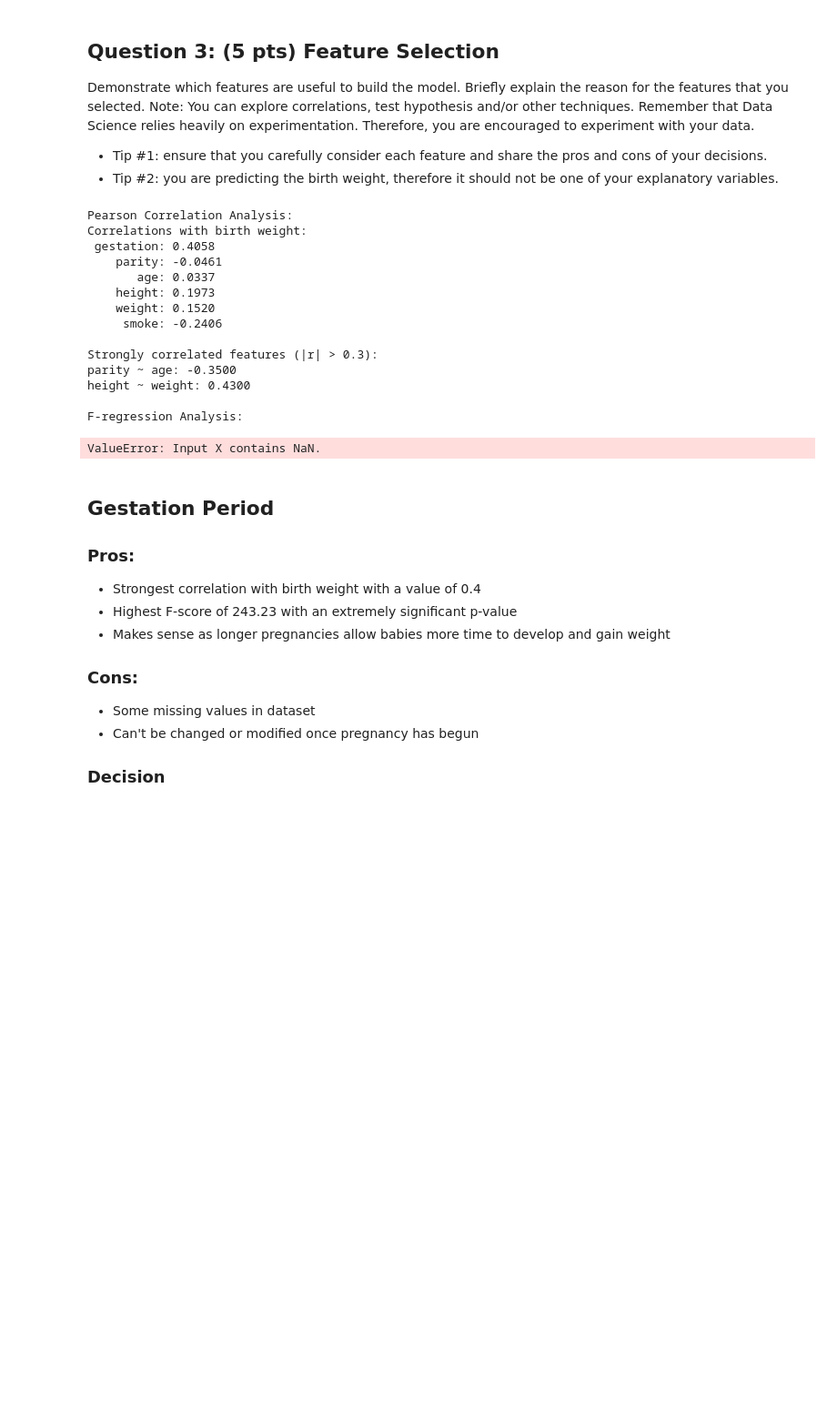
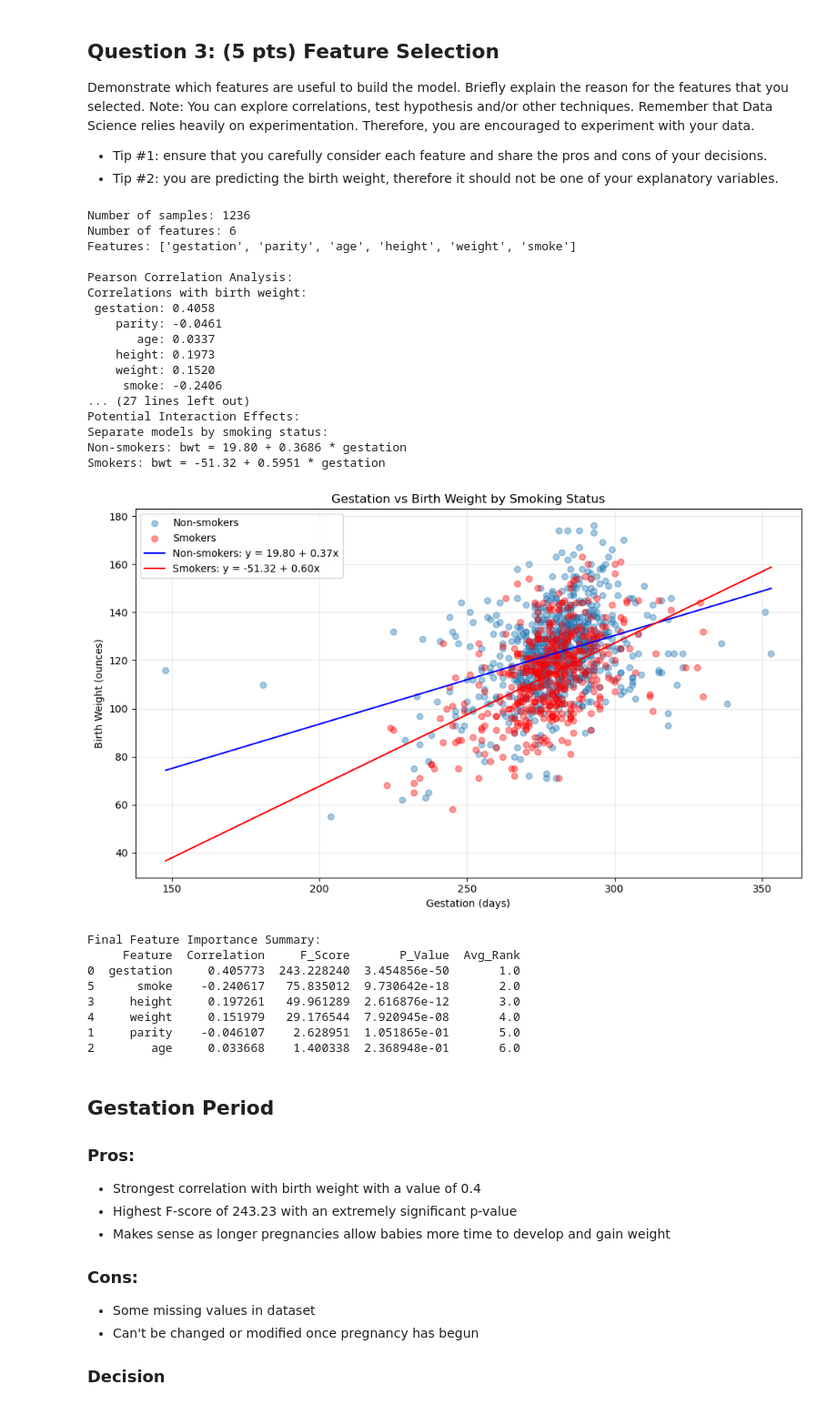
Before and after one commit to DavidYu75/ds3000-assignments, a Jupyter notebook: DS3000.A10.David.Yu.ipynb, the cells around one changed output. Shown at 91% size. Cells and saved outputs as stored; diff of their text form; code cells hidden in the pictures; blank space fills up the shorter version.

```diff
--- a/DS3000.A10.David.Yu.ipynb
+++ b/DS3000.A10.David.Yu.ipynb
@@ -149,6 +149,14 @@ Demonstrate which features are useful to build the model. Briefly explain the re
 - Tip #1: ensure that you carefully consider each feature and share the pros and cons of your decisions.
 - Tip #2: you are predicting the birth weight, therefore it should not be one of your explanatory variables.
 # %%
+X = df_clean.drop(['bwt', 'case'], axis=1)  # Remove target and ID
+y = df_clean['bwt']
+features = X.columns.tolist()
+
+print("Number of samples:", len(df_clean))
+print("Number of features:", len(features))
+print("Features:", features)
+
 # Correlation Analysis
 print("\nPearson Correlation Analysis: ")
 correlations = df_clean.drop('case', axis=1).corr()['bwt'].drop('bwt')
@@ -262,40 +270,51 @@ plt.legend()
 plt.grid(True, alpha=0.3)
 plt.tight_layout()
 plt.show()
 
 
 print("\nFinal Feature Importance Summary: ")
 
 summary = pd.DataFrame({
     'Feature': features,
     'Correlation': [correlations[f] for f in features],
     'Abs_Correlation': [abs(correlations[f]) for f in features],
     'F_Score': [f_scores[f] for f in features],
     'P_Value': [p_values[f] for f in features]
 })
 
 summary['Corr_Rank'] = summary['Abs_Correlation'].rank(ascending=False)
 summary['F_Rank'] = summary['F_Score'].rank(ascending=False)
 summary['Avg_Rank'] = (summary['Corr_Rank'] + summary['F_Rank']) / 2
 summary = summary.sort_values('Avg_Rank')
 
 print(summary[['Feature', 'Correlation', 'F_Score', 'P_Value', 'Avg_Rank']])
 # %% [output]
+Number of samples: 1236
+Number of features: 6
+Features: ['gestation', 'parity', 'age', 'height', 'weight', 'smoke']
+
 Pearson Correlation Analysis:
 Correlations with birth weight:
  gestation: 0.4058
     parity: -0.0461
        age: 0.0337
     height: 0.1973
     weight: 0.1520
      smoke: -0.2406
-
-Strongly correlated features (|r| > 0.3):
-parity ~ age: -0.3500
-height ~ weight: 0.4300
-
-F-regression Analysis:
+... (27 lines left out)
+Potential Interaction Effects:
+Separate models by smoking status:
+Non-smokers: bwt = 19.80 + 0.3686 * gestation
+Smokers: bwt = -51.32 + 0.5951 * gestation
+[figure, added]
-ValueError: Input X contains NaN.
+Final Feature Importance Summary:
+     Feature  Correlation     F_Score       P_Value  Avg_Rank
+0  gestation     0.405773  243.228240  3.454856e-50       1.0
+5      smoke    -0.240617   75.835012  9.730642e-18       2.0
+3     height     0.197261   49.961289  2.616876e-12       3.0
+4     weight     0.151979   29.176544  7.920945e-08       4.0
+1     parity    -0.046107    2.628951  1.051865e-01       5.0
+2        age     0.033668    1.400338  2.368948e-01       6.0
 # %% [markdown]
 ## Gestation Period
 ### Pros:
```
